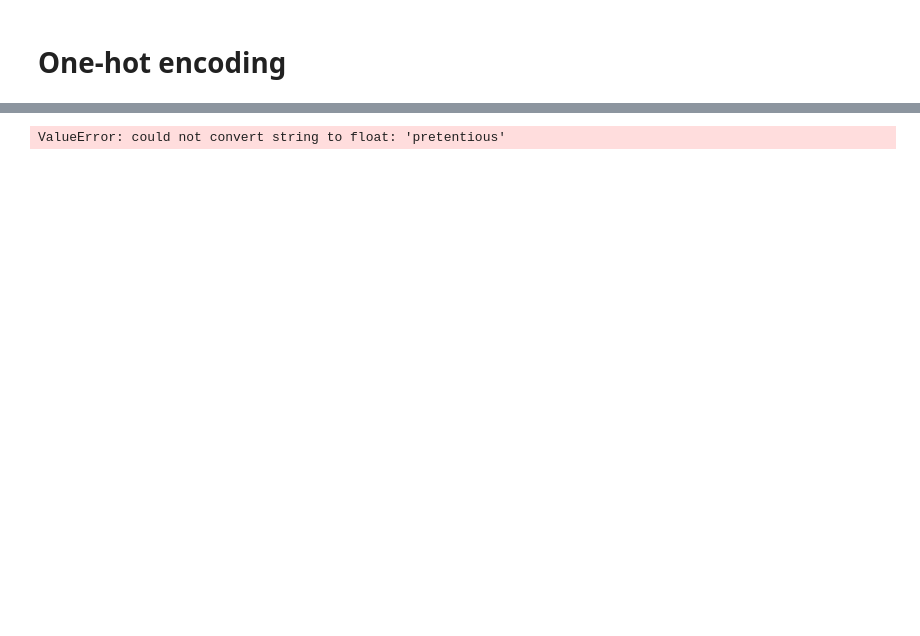
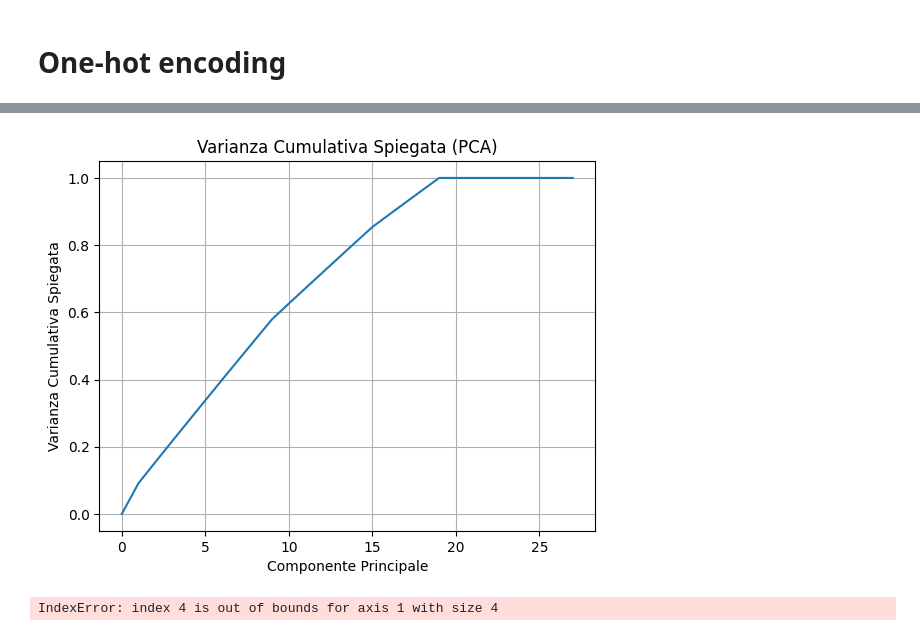
Before and after one commit to AlessioGiay/Progetto_MateIA, a Jupyter notebook: Progetto.ipynb, the cells around one changed output, grey strips where cells are left out. Saved outputs shown, nothing was run; the diff lists cells and outputs as text; code cells hidden in the pictures; blank space fills up the shorter version.

```diff
--- a/Progetto.ipynb
+++ b/Progetto.ipynb
@@ -141,24 +135,25 @@ display(pd.DataFrame({'X_trainval': X_trainval.shape, 'X_test': X_test.shape}, i
 # %%
 # Inizializzazione oggetto PCA
-pca_global = PCA()
+pca = PCA()
 # "Fit" dell'oggetto PCA
-pca_global.fit(X_trainval)
+X_trainval_pca = pca.fit_transform(X_trainval)
+X_test_pca = pca.transform(X_test)
 
 # Calcoliamo la varianza spiegata cumulativa
-expld_variance_global = np.insert(np.cumsum(pca_global.explained_variance_ratio_), 0, 0)
+expld_variance = np.insert(np.cumsum(pca.explained_variance_ratio_), 0, 0)
 
 # Creiamo il grafico della varianza cumulativa
 plt.figure()
-plt.plot(expld_variance_global)
+plt.plot(expld_variance)
 plt.title('Varianza Cumulativa Spiegata (PCA)')
 plt.xlabel('Componente Principale')
 plt.ylabel('Varianza Cumulativa Spiegata')
 
 # Impostiamo i ticks sugli assi x in base al numero di componenti principali
-ticks = np.arange(1, pca_global.n_components_ + 1, step=1)
-plt.xticks(ticks, labels=[f'PC{i}' for i in ticks], rotation=30)
+#ticks = np.arange(1, pca_global.n_components_ + 1, step=1)
+#plt.xticks(ticks, labels=[f'PC{i}' for i in ticks], rotation=30)
 
 plt.grid()
 plt.show()
 # %% [output]
-ValueError: could not convert string to float: 'pretentious'
+[figure, added]
@@ -164,0 +168,44 @@ ValueError: could not convert string to float: 'pretentious'
+# %%
+#LDA sui dati ridotti dalla PCA
+lda = LDA()
+lda_pca = LDA()
+
+lda.fit(X_trainval, y_trainval)
+lda_pca.fit(X_trainval_pca, y_trainval)
+
+y_pred = lda.predict(X_test)
+y_pred_pca = lda_pca.predict(X_test_pca)
+
+y_pred_proba = lda.predict_proba(X_test)
+y_pred_pca_proba = lda_pca.predict_proba(X_test_pca)
+
+scores_dict = {'Training Set': lda.score(X_trainval, y_trainval), 'Test Set': lda.score(X_test, y_test)}
+scores = pd.DataFrame(scores_dict, index=['Accuracy'])
+
+scores_dict_pca = {'Training Set': lda_pca.score(X_trainval_pca, y_trainval), 'Test Set': lda.score(X_test_pca, y_test)}
+scores_pca = pd.DataFrame(scores_dict_pca, index=['Accuracy_pca'])
+
+#y_pred_df = pd.DataFrame({'Pred. Class': y_pred,
+#                          'P(Class 0) - %': np.round(y_pred_proba[:, 0] * 100, decimals=2),
+#                          'P(Class 1) - %': np.round(y_pred_proba[:, 1] * 100, decimals=2),
+#                          'P(Class 2) - %': np.round(y_pred_proba[:, 2] * 100, decimals=2),
+#                          'P(Class 3) - %': np.round(y_pred_proba[:, 3] * 100, decimals=2),
+#                          'P(Class 4) - %': np.round(y_pred_proba[:, 4] * 100, decimals=2)
+#                         })
+#y_pred_df_pca = pd.DataFrame({'Pred. Class': y_pred_pca,
+#                          'P(Class 0) - %': np.round(y_pred_pca_proba[:, 0] * 100, decimals=2),
+#                          'P(Class 1) - %': np.round(y_pred_pca_proba[:, 1] * 100, decimals=2),
+#                          'P(Class 2) - %': np.round(y_pred_pca_proba[:, 2] * 100, decimals=2),
+#                          'P(Class 3) - %': np.round(y_pred_pca_proba[:, 3] * 100, decimals=2),
+#                          'P(Class 4) - %': np.round(y_pred_pca_proba[:, 4] * 100, decimals=2)
+                             })
+
+display(scores)
+display(scores_pca)
+
+#display(y_pred_df)
+display(y_pred_df_pca)
+
+display(y_pred_proba)
+# %% [output]
+IndexError: index 4 is out of bounds for axis 1 with size 4
```
Also changed, not shown: parts of 8 cells of this notebook, 1 other file.
